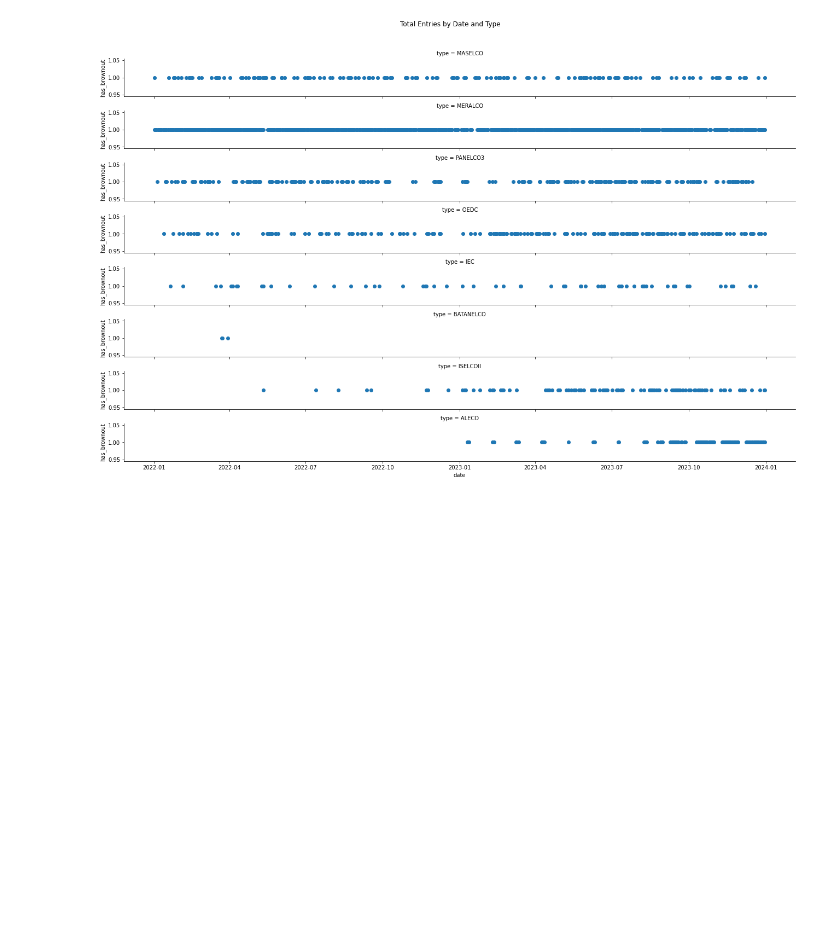
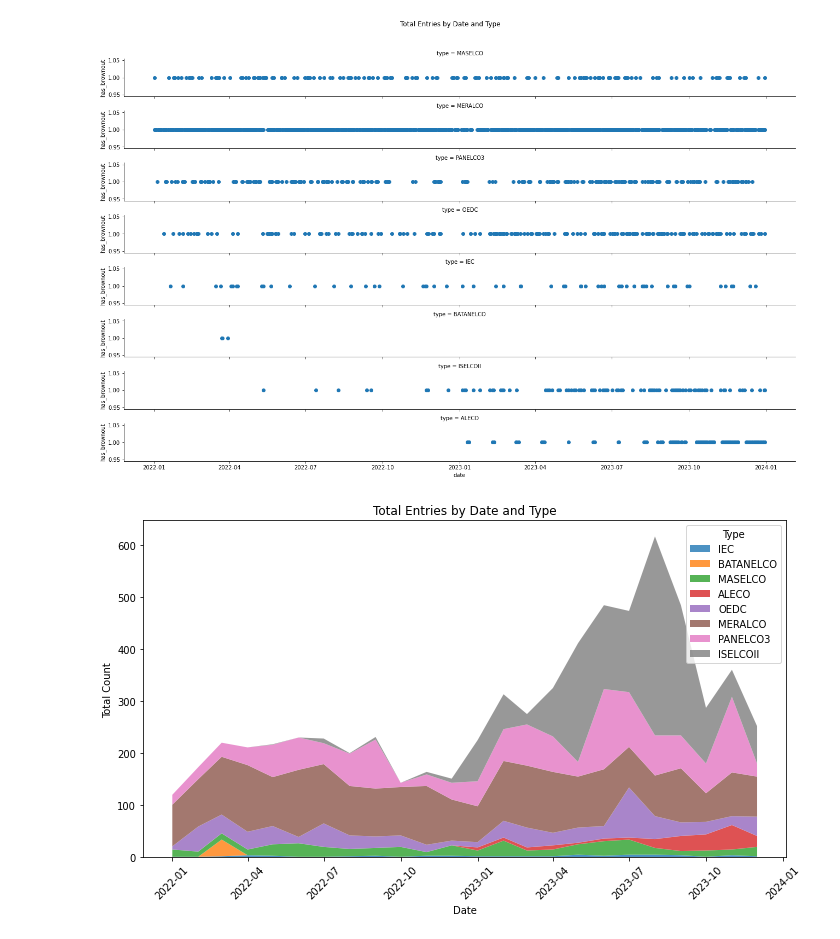
Before and after one commit to smtnhacker/cs132-ph-electric-shortages, a Jupyter notebook: data-gathering/eda.ipynb, the cells around one changed output. Drawn from its saved outputs; the diff is of its cells as text; code cells hidden in the pictures; blank space fills up the shorter version.

Commit message:
feat: add stacked area charts

```diff
--- a/data-gathering/eda.ipynb
+++ b/data-gathering/eda.ipynb
@@ -192,3 +192,46 @@ g.fig.suptitle('Total Entries by Date and Type')
 plt.show()
 # %% [output]
 [figure]
+# %%
+import matplotlib.pyplot as plt
+import pandas as pd
+
+# Load data
+df = pd.read_csv('data.csv')
+df['date'] = pd.to_datetime(df['date'])
+df['date'] = pd.to_datetime({
+    'year': df['date'].dt.year,
+    'month': df['date'].dt.month,
+    'day': 1
+})
+
+# Filter data for dates within 2022-2023
+start_date = pd.Timestamp('2022-01-01')
+end_date = pd.Timestamp('2023-12-31')
+df = df[(df['date'] >= start_date) & (df['date'] <= end_date)]
+
+# Aggregate data by date and type, counting entries
+aggregated_data = df.groupby(['date', 'type']).size().reset_index(name='count')
+
+# Pivot the data to have dates as rows and types as columns
+pivot_data = aggregated_data.pivot(index='date', columns='type', values='count').fillna(0)
+
+# Calculate standard deviation of each type across time period and sort by it
+sorted_types = pivot_data.std().sort_values().index
+
+# Rearrange columns based on sorted types
+pivot_data = pivot_data[sorted_types]
+
+# Create a stacked area chart
+plt.figure(figsize=(10, 6))
+plt.stackplot(pivot_data.index, pivot_data.T, labels=pivot_data.columns, alpha=0.8)
+
+plt.xlabel('Date')
+plt.ylabel('Total Count')
+plt.title('Total Entries by Date and Type')
+plt.legend(title='Type')
+plt.xticks(rotation=45)  # Rotate labels for better readability
+plt.tight_layout()  # Adjust layout to make room for label rotation
+plt.show()
+# %% [output]
+[figure, added]
```
Also changed, not shown: parts of 1 cell of this notebook.
